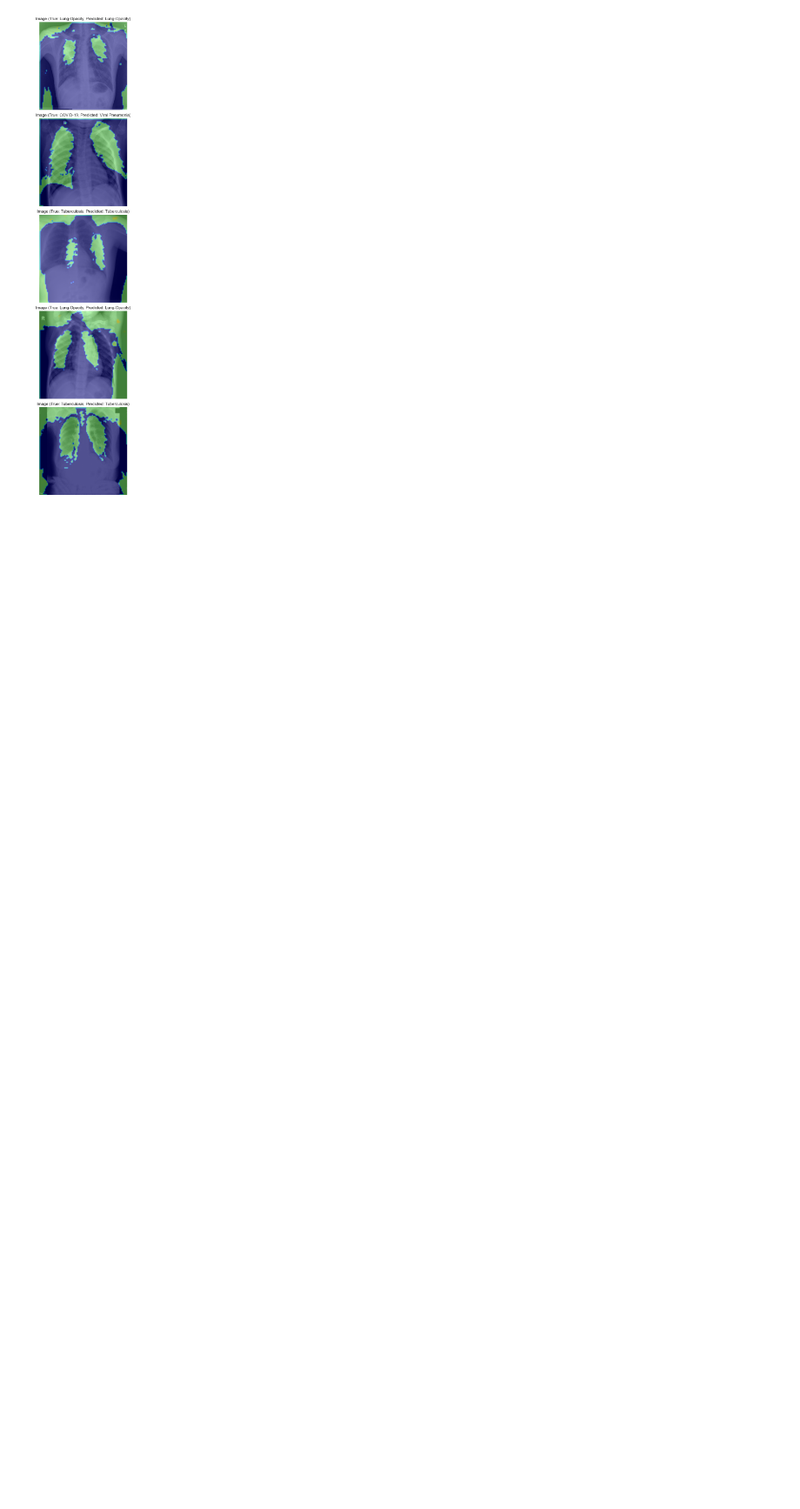
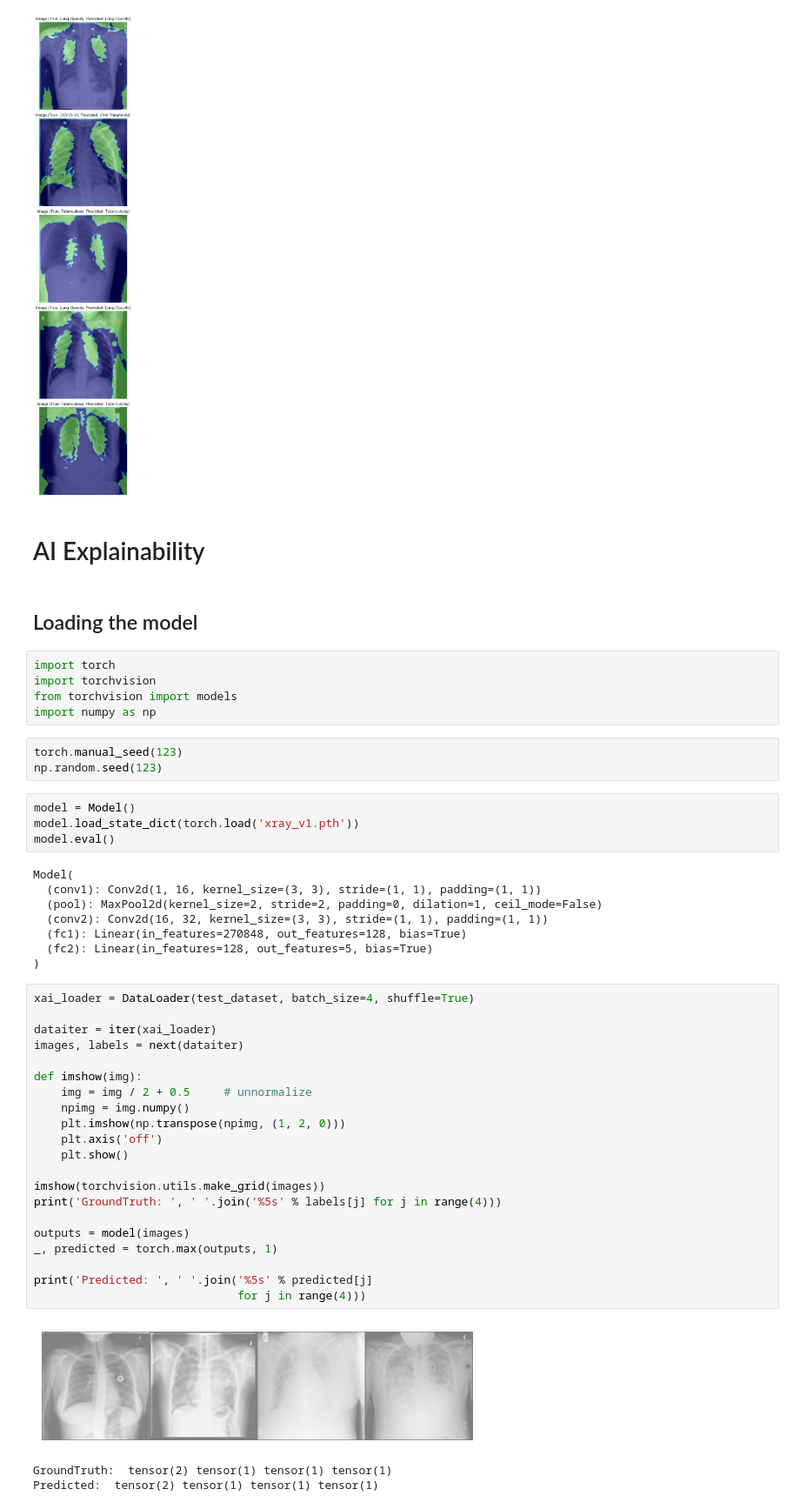
Before and after one commit to Fabianofski/medical-chest-xray, a Jupyter notebook: medical.ipynb, the cells around one changed output. Shown at 87% size. Saved outputs shown, nothing was run; the diff lists cells and outputs as text; blank space fills up the shorter version.

```diff
--- a/medical.ipynb
+++ b/medical.ipynb
@@ -336,3 +336,52 @@ def render_predictions(images, attention_masks, true_labels, predicted_labels, l
 render_predictions(images, attention_masks, true_labels, predicted_labels, label_mapping)
 # %% [output]
 [figure]
+# %% [markdown]
+# AI Explainability
+# %% [markdown]
+## Loading the model
+# %%
+import torch
+import torchvision
+from torchvision import models
+import numpy as np
+# %%
+torch.manual_seed(123)
+np.random.seed(123)
+# %%
+model = Model()
+model.load_state_dict(torch.load('xray_v1.pth'))
+model.eval()
+# %% [output]
+Model(
+  (conv1): Conv2d(1, 16, kernel_size=(3, 3), stride=(1, 1), padding=(1, 1))
+  (pool): MaxPool2d(kernel_size=2, stride=2, padding=0, dilation=1, ceil_mode=False)
+  (conv2): Conv2d(16, 32, kernel_size=(3, 3), stride=(1, 1), padding=(1, 1))
+  (fc1): Linear(in_features=270848, out_features=128, bias=True)
+  (fc2): Linear(in_features=128, out_features=5, bias=True)
+)
+# %%
+xai_loader = DataLoader(test_dataset, batch_size=4, shuffle=True)
+
+dataiter = iter(xai_loader)
+images, labels = next(dataiter)
+
+def imshow(img):
+    img = img / 2 + 0.5     # unnormalize
+    npimg = img.numpy()
+    plt.imshow(np.transpose(npimg, (1, 2, 0)))
+    plt.axis('off')
+    plt.show()
+
+imshow(torchvision.utils.make_grid(images))
+print('GroundTruth: ', ' '.join('%5s' % labels[j] for j in range(4)))
+
+outputs = model(images)
+_, predicted = torch.max(outputs, 1)
+
+print('Predicted: ', ' '.join('%5s' % predicted[j]
+                              for j in range(4)))
+# %% [output]
+[figure, added]
+GroundTruth:  tensor(2) tensor(1) tensor(1) tensor(1)
+Predicted:  tensor(2) tensor(1) tensor(1) tensor(1)
```
Also changed, not shown: parts of 6 cells of this notebook.
